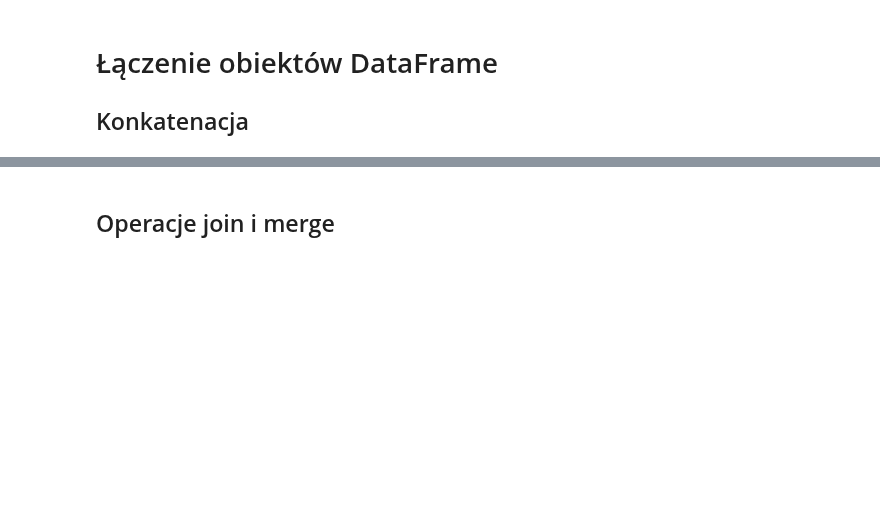
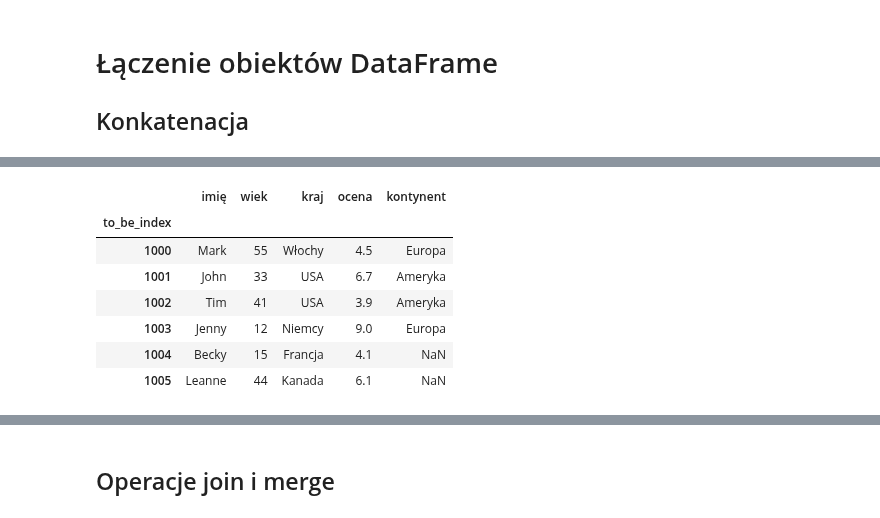
Before and after one commit to jarsonX/python_and_excel, a Jupyter notebook: code_work/r05.ipynb, the cells around one changed output, grey strips where cells are left out. Saved outputs shown, nothing was run; the diff lists cells and outputs as text; code cells hidden in the pictures; blank space fills up the shorter version.

```diff
--- a/code_work/r05.ipynb
+++ b/code_work/r05.ipynb
@@ -792,0 +871,13 @@ pd.concat([df, more_users], axis=0)
+# %%
+#Teraz ustawię tę kolumnę jako index
+df_test.set_index('to_be_index', inplace=True)
+df_test
+# %% [output]
+|  | imię | wiek | kraj | ocena | kontynent |
+| to_be_index |  |  |  |  |  |
+| 1000 | Mark | 55 | Włochy | 4.5 | Europa |
+| 1001 | John | 33 | USA | 6.7 | Ameryka |
+| 1002 | Tim | 41 | USA | 3.9 | Ameryka |
+| 1003 | Jenny | 12 | Niemcy | 9.0 | Europa |
+| 1004 | Becky | 15 | Francja | 4.1 | NaN |
+| 1005 | Leanne | 44 | Kanada | 6.1 | NaN |
```
Also changed, not shown: parts of 28 cells of this notebook.
